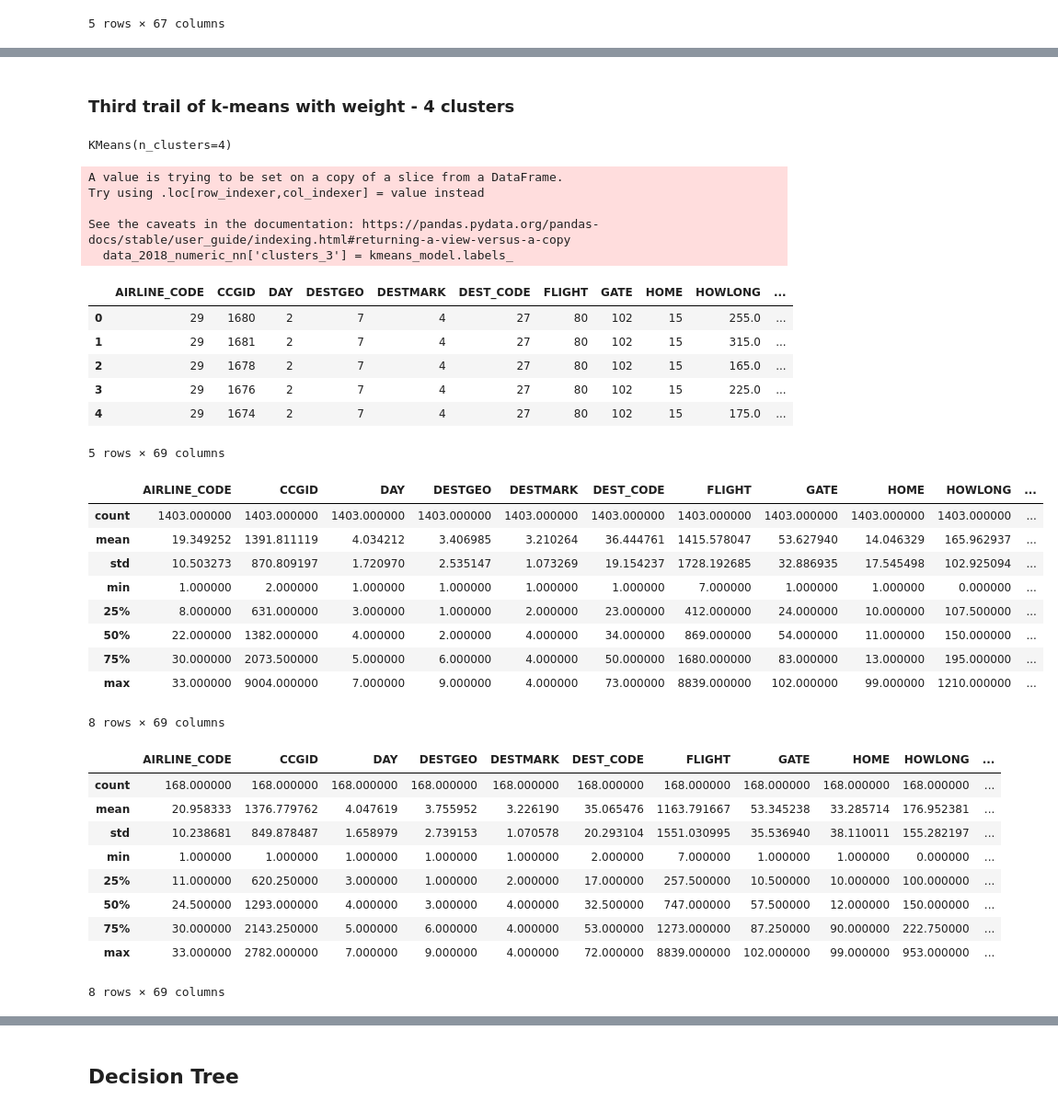
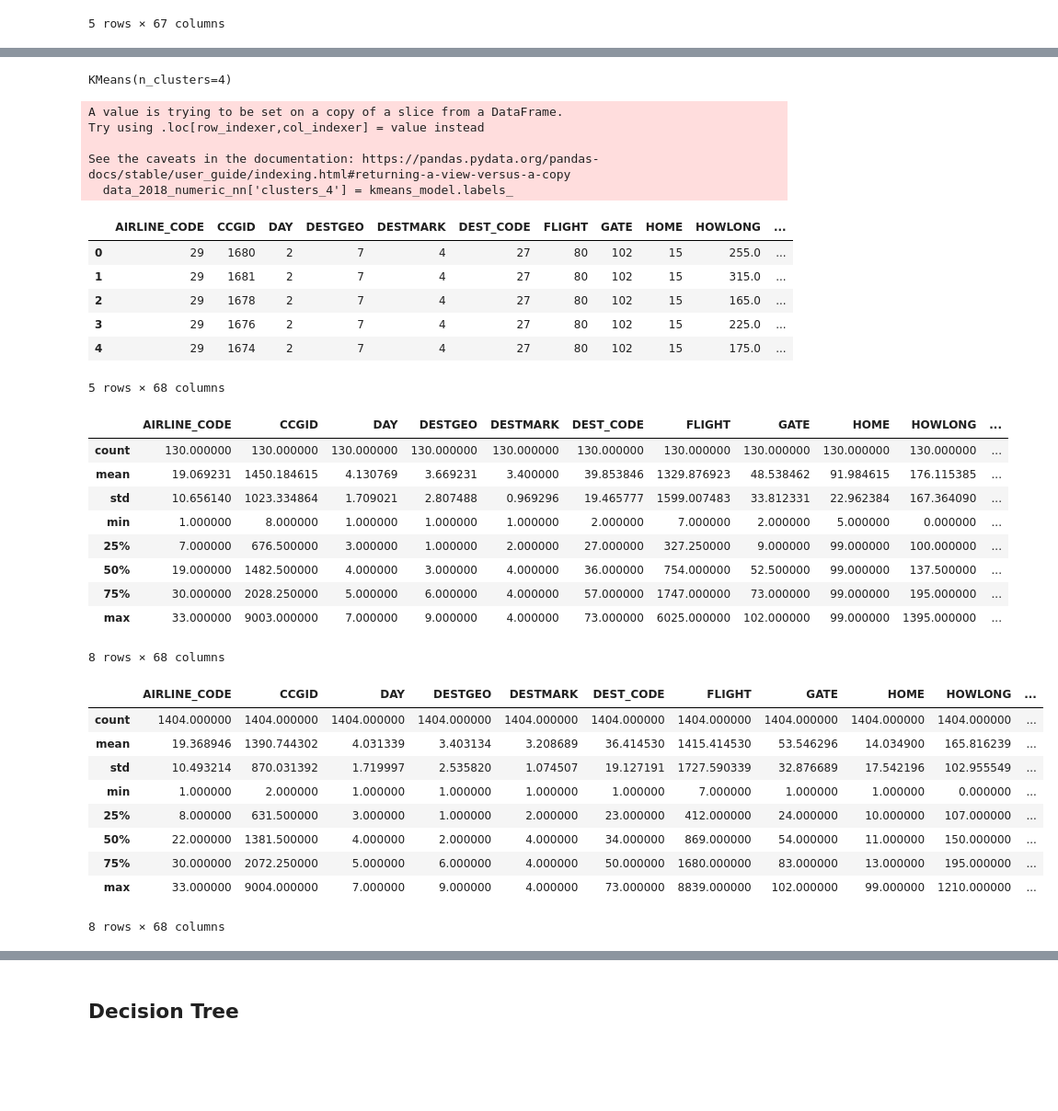
Before and after one commit to a-smaruj/Segmentacja, a Jupyter notebook: main.ipynb, the cells around one changed output, grey strips where cells are left out. Shown at 92% size. Saved outputs shown, nothing was run; the diff lists cells and outputs as text; code cells hidden in the pictures; blank space fills up the shorter version.

```diff
--- a/main.ipynb
+++ b/main.ipynb
@@ -420,4 +440,0 @@ data_2018_numeric_nn.loc[data_2018_numeric_nn['clusters'] == 2].describe()
-# %%
-kmeans_model = KMeans(n_clusters = 2)
-
-kmeans_model.fit(scaled_data, sample_weight=data_weight['WEIGHT'])
@@ -426,4 +440,0 @@ KMeans(n_clusters=2)
-# %%
-data_2018_numeric_nn['clusters_2'] = kmeans_model.labels_
-
-data_2018_numeric_nn.head()
@@ -469,5 +441,3 @@ data_2018_numeric_nn.loc[data_2018_numeric_nn['clusters_2'] == 1].describe()
-# %% [markdown]
-### Third trail of k-means with weight - 4 clusters
 # %%
 kmeans_model = KMeans(n_clusters = 4)
 
@@ -475,7 +445,7 @@ kmeans_model.fit(scaled_data, sample_weight=data_weight['WEIGHT'])
 # %% [output]
 KMeans(n_clusters=4)
 # %%
-data_2018_numeric_nn['clusters_3'] = kmeans_model.labels_
+data_2018_numeric_nn['clusters_4'] = kmeans_model.labels_
 
 data_2018_numeric_nn.head()
 # %% [output]
@@ -483,38 +453,38 @@ A value is trying to be set on a copy of a slice from a DataFrame.
 Try using .loc[row_indexer,col_indexer] = value instead
 
 See the caveats in the documentation: https://pandas.pydata.org/pandas-docs/stable/user_guide/indexing.html#returning-a-view-versus-a-copy
-  data_2018_numeric_nn['clusters_3'] = kmeans_model.labels_
+  data_2018_numeric_nn['clusters_4'] = kmeans_model.labels_
 |  | AIRLINE_CODE | CCGID | DAY | DESTGEO | DESTMARK | DEST_CODE | FLIGHT | GATE | HOME | HOWLONG | ... |
 | 0 | 29 | 1680 | 2 | 7 | 4 | 27 | 80 | 102 | 15 | 255.0 | ... |
 | 1 | 29 | 1681 | 2 | 7 | 4 | 27 | 80 | 102 | 15 | 315.0 | ... |
 | 2 | 29 | 1678 | 2 | 7 | 4 | 27 | 80 | 102 | 15 | 165.0 | ... |
 | 3 | 29 | 1676 | 2 | 7 | 4 | 27 | 80 | 102 | 15 | 225.0 | ... |
 | 4 | 29 | 1674 | 2 | 7 | 4 | 27 | 80 | 102 | 15 | 175.0 | ... |
-5 rows × 69 columns
+5 rows × 68 columns
 # %%
-data_2018_numeric_nn.loc[data_2018_numeric_nn['clusters_3'] == 0].describe()
+data_2018_numeric_nn.loc[data_2018_numeric_nn['clusters_4'] == 0].describe()
 # %% [output]
 |  | AIRLINE_CODE | CCGID | DAY | DESTGEO | DESTMARK | DEST_CODE | FLIGHT | GATE | HOME | HOWLONG | ... |
-| count | 1403.000000 | 1403.000000 | 1403.000000 | 1403.000000 | 1403.000000 | 1403.000000 | 1403.000000 | 1403.000000 | 1403.000000 | 1403.000000 | ... |
-| mean | 19.349252 | 1391.811119 | 4.034212 | 3.406985 | 3.210264 | 36.444761 | 1415.578047 | 53.627940 | 14.046329 | 165.962937 | ... |
-| std | 10.503273 | 870.809197 | 1.720970 | 2.535147 | 1.073269 | 19.154237 | 1728.192685 | 32.886935 | 17.545498 | 102.925094 | ... |
-| min | 1.000000 | 2.000000 | 1.000000 | 1.000000 | 1.000000 | 1.000000 | 7.000000 | 1.000000 | 1.000000 | 0.000000 | ... |
-| 25% | 8.000000 | 631.000000 | 3.000000 | 1.000000 | 2.000000 | 23.000000 | 412.000000 | 24.000000 | 10.000000 | 107.500000 | ... |
-| 50% | 22.000000 | 1382.000000 | 4.000000 | 2.000000 | 4.000000 | 34.000000 | 869.000000 | 54.000000 | 11.000000 | 150.000000 | ... |
-| 75% | 30.000000 | 2073.500000 | 5.000000 | 6.000000 | 4.000000 | 50.000000 | 1680.000000 | 83.000000 | 13.000000 | 195.000000 | ... |
-| max | 33.000000 | 9004.000000 | 7.000000 | 9.000000 | 4.000000 | 73.000000 | 8839.000000 | 102.000000 | 99.000000 | 1210.000000 | ... |
+| count | 130.000000 | 130.000000 | 130.000000 | 130.000000 | 130.000000 | 130.000000 | 130.000000 | 130.000000 | 130.000000 | 130.000000 | ... |
+| mean | 19.069231 | 1450.184615 | 4.130769 | 3.669231 | 3.400000 | 39.853846 | 1329.876923 | 48.538462 | 91.984615 | 176.115385 | ... |
+| std | 10.656140 | 1023.334864 | 1.709021 | 2.807488 | 0.969296 | 19.465777 | 1599.007483 | 33.812331 | 22.962384 | 167.364090 | ... |
+| min | 1.000000 | 8.000000 | 1.000000 | 1.000000 | 1.000000 | 2.000000 | 7.000000 | 2.000000 | 5.000000 | 0.000000 | ... |
+| 25% | 7.000000 | 676.500000 | 3.000000 | 1.000000 | 2.000000 | 27.000000 | 327.250000 | 9.000000 | 99.000000 | 100.000000 | ... |
+| 50% | 19.000000 | 1482.500000 | 4.000000 | 3.000000 | 4.000000 | 36.000000 | 754.000000 | 52.500000 | 99.000000 | 137.500000 | ... |
+| 75% | 30.000000 | 2028.250000 | 5.000000 | 6.000000 | 4.000000 | 57.000000 | 1747.000000 | 73.000000 | 99.000000 | 195.000000 | ... |
+| max | 33.000000 | 9003.000000 | 7.000000 | 9.000000 | 4.000000 | 73.000000 | 6025.000000 | 102.000000 | 99.000000 | 1395.000000 | ... |
-8 rows × 69 columns
+8 rows × 68 columns
 # %%
-data_2018_numeric_nn.loc[data_2018_numeric_nn['clusters_3'] == 1].describe()
+data_2018_numeric_nn.loc[data_2018_numeric_nn['clusters_4'] == 1].describe()
 # %% [output]
 |  | AIRLINE_CODE | CCGID | DAY | DESTGEO | DESTMARK | DEST_CODE | FLIGHT | GATE | HOME | HOWLONG | ... |
-| count | 168.000000 | 168.000000 | 168.000000 | 168.000000 | 168.000000 | 168.000000 | 168.000000 | 168.000000 | 168.000000 | 168.000000 | ... |
-| mean | 20.958333 | 1376.779762 | 4.047619 | 3.755952 | 3.226190 | 35.065476 | 1163.791667 | 53.345238 | 33.285714 | 176.952381 | ... |
-| std | 10.238681 | 849.878487 | 1.658979 | 2.739153 | 1.070578 | 20.293104 | 1551.030995 | 35.536940 | 38.110011 | 155.282197 | ... |
-| min | 1.000000 | 1.000000 | 1.000000 | 1.000000 | 1.000000 | 2.000000 | 7.000000 | 1.000000 | 1.000000 | 0.000000 | ... |
-| 25% | 11.000000 | 620.250000 | 3.000000 | 1.000000 | 2.000000 | 17.000000 | 257.500000 | 10.500000 | 10.000000 | 100.000000 | ... |
-| 50% | 24.500000 | 1293.000000 | 4.000000 | 3.000000 | 4.000000 | 32.500000 | 747.000000 | 57.500000 | 12.000000 | 150.000000 | ... |
-| 75% | 30.000000 | 2143.250000 | 5.000000 | 6.000000 | 4.000000 | 53.000000 | 1273.000000 | 87.250000 | 90.000000 | 222.750000 | ... |
-| max | 33.000000 | 2782.000000 | 7.000000 | 9.000000 | 4.000000 | 72.000000 | 8839.000000 | 102.000000 | 99.000000 | 953.000000 | ... |
+| count | 1404.000000 | 1404.000000 | 1404.000000 | 1404.000000 | 1404.000000 | 1404.000000 | 1404.000000 | 1404.000000 | 1404.000000 | 1404.000000 | ... |
+| mean | 19.368946 | 1390.744302 | 4.031339 | 3.403134 | 3.208689 | 36.414530 | 1415.414530 | 53.546296 | 14.034900 | 165.816239 | ... |
+| std | 10.493214 | 870.031392 | 1.719997 | 2.535820 | 1.074507 | 19.127191 | 1727.590339 | 32.876689 | 17.542196 | 102.955549 | ... |
+| min | 1.000000 | 2.000000 | 1.000000 | 1.000000 | 1.000000 | 1.000000 | 7.000000 | 1.000000 | 1.000000 | 0.000000 | ... |
+| 25% | 8.000000 | 631.500000 | 3.000000 | 1.000000 | 2.000000 | 23.000000 | 412.000000 | 24.000000 | 10.000000 | 107.000000 | ... |
+| 50% | 22.000000 | 1381.500000 | 4.000000 | 2.000000 | 4.000000 | 34.000000 | 869.000000 | 54.000000 | 11.000000 | 150.000000 | ... |
+| 75% | 30.000000 | 2072.250000 | 5.000000 | 6.000000 | 4.000000 | 50.000000 | 1680.000000 | 83.000000 | 13.000000 | 195.000000 | ... |
+| max | 33.000000 | 9004.000000 | 7.000000 | 9.000000 | 4.000000 | 73.000000 | 8839.000000 | 102.000000 | 99.000000 | 1210.000000 | ... |
-8 rows × 69 columns
+8 rows × 68 columns
 # %%
```
Also changed, not shown: parts of 31 cells of this notebook, 1 other file.
